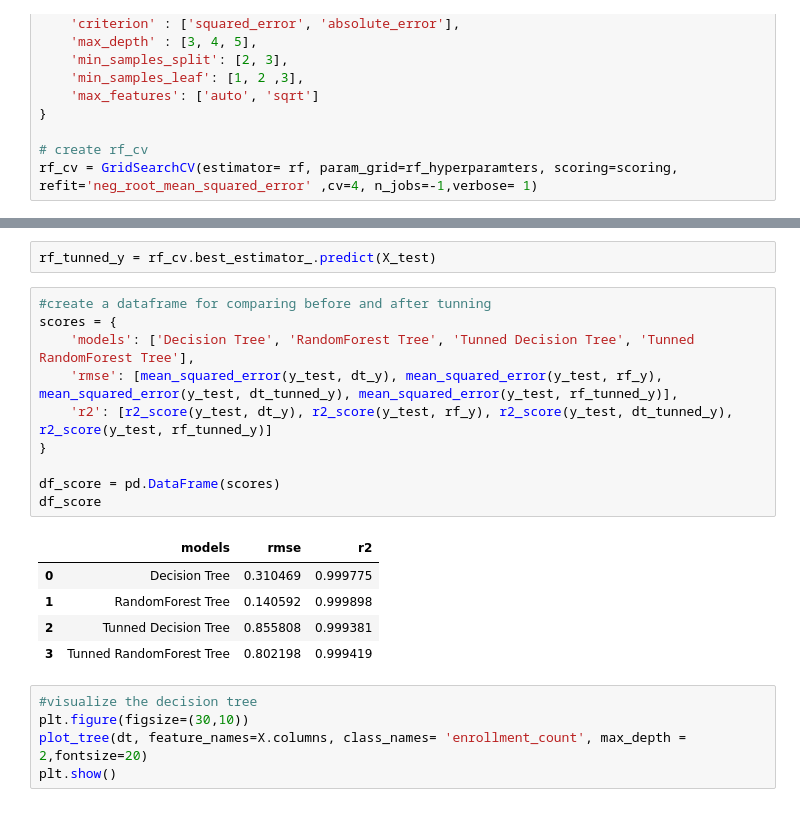
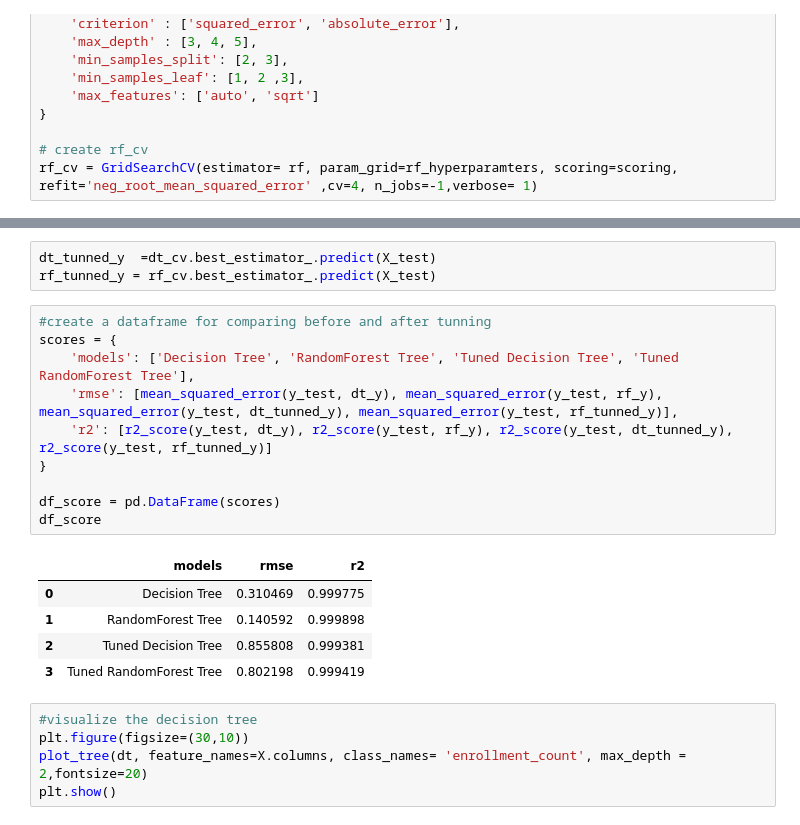
Before and after one commit to showdowmaxi/Datacamp-competiton, a Jupyter notebook: University enrollment/notebook.ipynb, the cells around one changed output, grey strips where cells are left out. Cells and saved outputs as stored; diff of their text form.

```diff
--- a/University enrollment/notebook.ipynb
+++ b/University enrollment/notebook.ipynb
@@ -423,21 +406,22 @@ GridSearchCV(cv=4, estimator=RandomForestRegressor(random_state=1), n_jobs=-1,
 # %%
+dt_tunned_y  =dt_cv.best_estimator_.predict(X_test)
 rf_tunned_y = rf_cv.best_estimator_.predict(X_test)
 # %%
 #create a dataframe for comparing before and after tunning
 scores = {
-    'models': ['Decision Tree', 'RandomForest Tree', 'Tunned Decision Tree', 'Tunned RandomForest Tree'],
+    'models': ['Decision Tree', 'RandomForest Tree', 'Tuned Decision Tree', 'Tuned RandomForest Tree'],
     'rmse': [mean_squared_error(y_test, dt_y), mean_squared_error(y_test, rf_y), mean_squared_error(y_test, dt_tunned_y), mean_squared_error(y_test, rf_tunned_y)],
     'r2': [r2_score(y_test, dt_y), r2_score(y_test, rf_y), r2_score(y_test, dt_tunned_y), r2_score(y_test, rf_tunned_y)]
 }
 
 df_score = pd.DataFrame(scores)
 df_score
 # %% [output]
 |  | models | rmse | r2 |
 | 0 | Decision Tree | 0.310469 | 0.999775 |
 | 1 | RandomForest Tree | 0.140592 | 0.999898 |
-| 2 | Tunned Decision Tree | 0.855808 | 0.999381 |
-| 3 | Tunned RandomForest Tree | 0.802198 | 0.999419 |
+| 2 | Tuned Decision Tree | 0.855808 | 0.999381 |
+| 3 | Tuned RandomForest Tree | 0.802198 | 0.999419 |
 # %%
 #visualize the decision tree
 plt.figure(figsize=(30,10))
```
Also changed, not shown: parts of 8 cells of this notebook, 1 other file.
